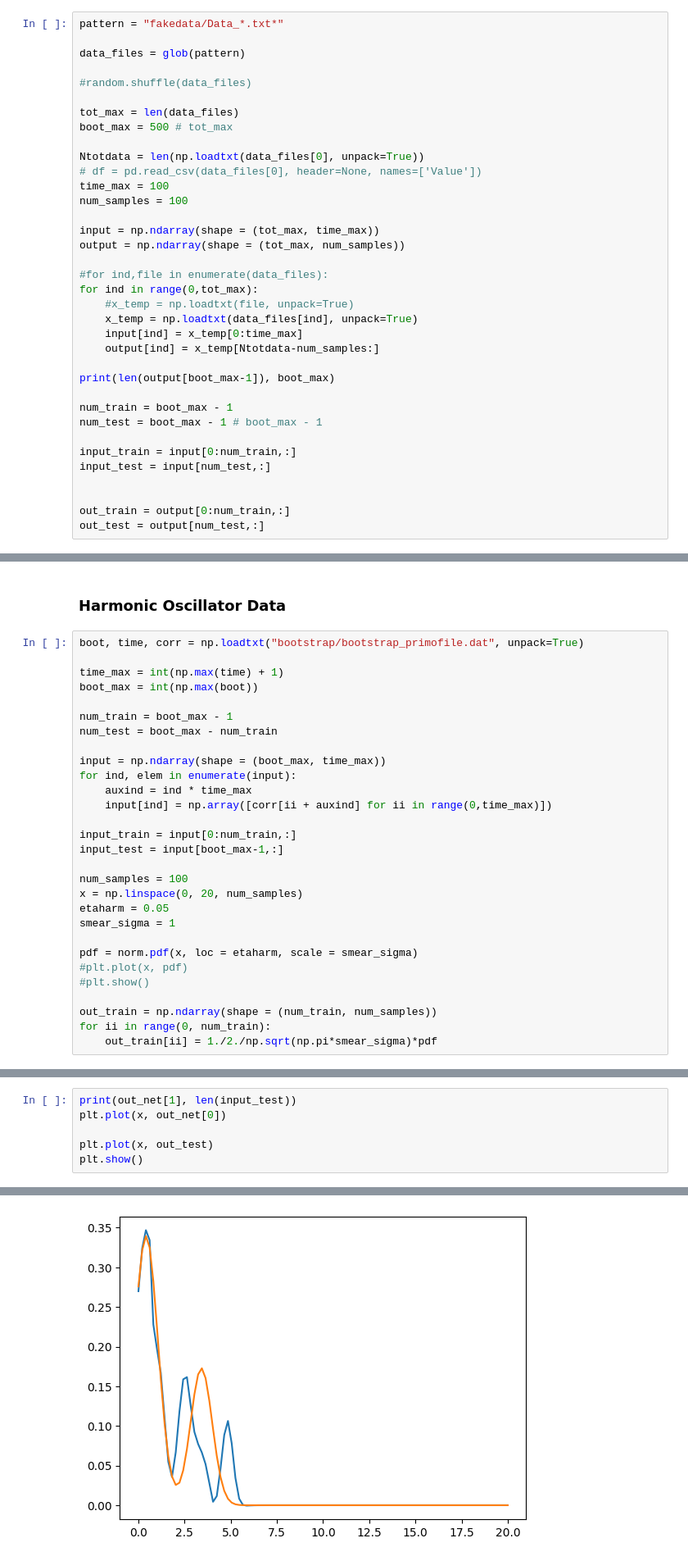
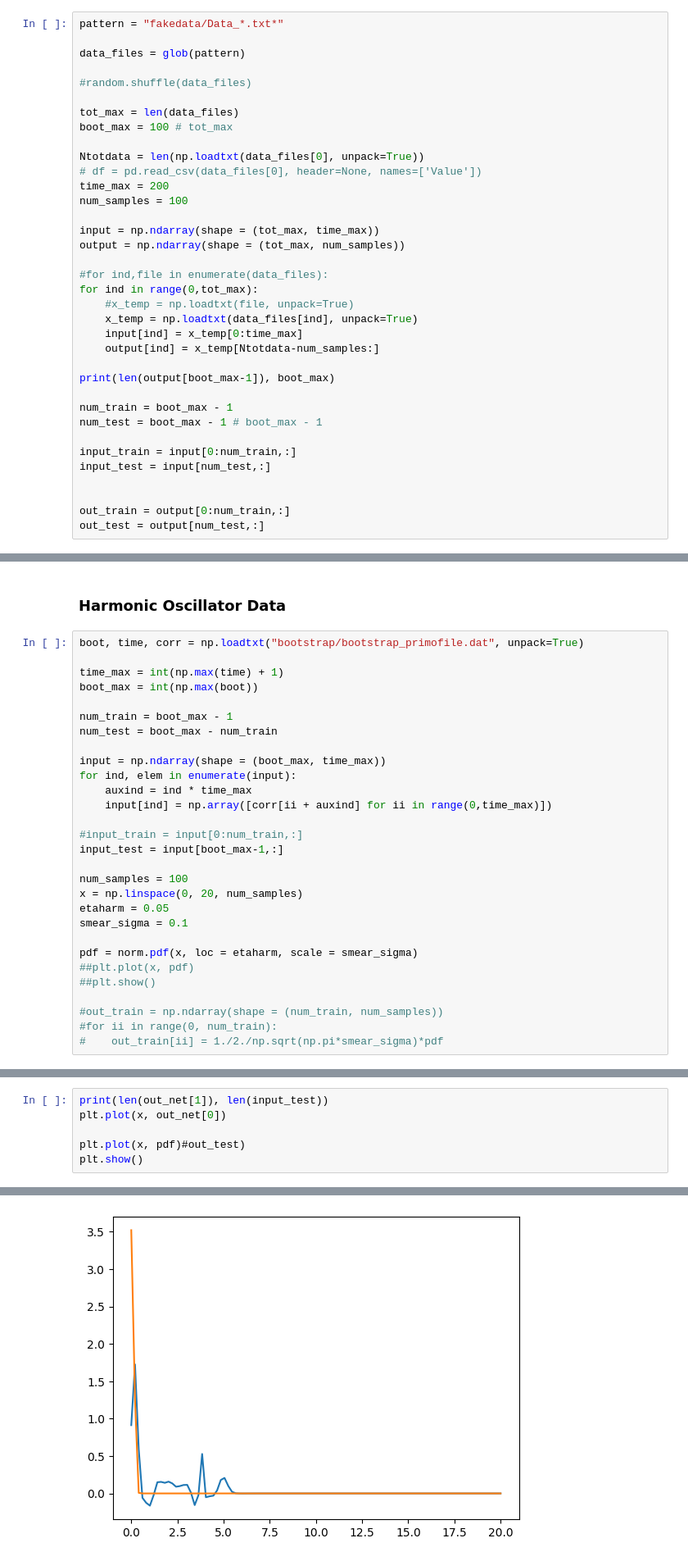
Before and after one commit to Manuel1711/Neural-Networks, a Jupyter notebook: harm_osc/NTK_harm.ipynb, the cells around one changed output, grey strips where cells are left out. Shown at 82% size. Saved outputs shown, nothing was run; the diff lists cells and outputs as text.

```diff
--- a/harm_osc/NTK_harm.ipynb
+++ b/harm_osc/NTK_harm.ipynb
@@ -113,11 +113,11 @@ data_files = glob(pattern)
 #random.shuffle(data_files)
 
 tot_max = len(data_files)
-boot_max = 500 # tot_max
+boot_max = 100 # tot_max
 
 Ntotdata = len(np.loadtxt(data_files[0], unpack=True))
 # df = pd.read_csv(data_files[0], header=None, names=['Value'])
-time_max = 100
+time_max = 200
 num_samples = 100
 
 input = np.ndarray(shape = (tot_max, time_max))
@@ -159,21 +159,21 @@ for ind, elem in enumerate(input):
     auxind = ind * time_max
     input[ind] = np.array([corr[ii + auxind] for ii in range(0,time_max)])
 
-input_train = input[0:num_train,:]
+#input_train = input[0:num_train,:]
 input_test = input[boot_max-1,:]
 
 num_samples = 100
 x = np.linspace(0, 20, num_samples)
 etaharm = 0.05
-smear_sigma = 1
+smear_sigma = 0.1
 
 pdf = norm.pdf(x, loc = etaharm, scale = smear_sigma)
-#plt.plot(x, pdf)
-#plt.show()
+##plt.plot(x, pdf)
+##plt.show()
 
-out_train = np.ndarray(shape = (num_train, num_samples))
-for ii in range(0, num_train):
-    out_train[ii] = 1./2./np.sqrt(np.pi*smear_sigma)*pdf
+#out_train = np.ndarray(shape = (num_train, num_samples))
+#for ii in range(0, num_train):
+#    out_train[ii] = 1./2./np.sqrt(np.pi*smear_sigma)*pdf
 # %%
 #print(out_train, len(input), input[boot_max-1][time_max-1])
 
@@ -198,9 +198,9 @@ out_net = distribNTKgp(input_test, input_train, out_train, eta, n_layer, sigma_w
 
 #print(input_test, Mxout_test, len(N))
 # %%
-print(out_net[1], len(input_test))
+print(len(out_net[1]), len(input_test))
 plt.plot(x, out_net[0])
 
-plt.plot(x, out_test)
+plt.plot(x, pdf)#out_test)
 plt.show()
 # %% [output]
@@ -208,4 +208,4 @@ plt.show()
-[figure, old version]
+[figure, new version]
 # %% [markdown]
 ## Stock Price Data
 # %%
```
Also changed, not shown: parts of 2 cells of this notebook.
